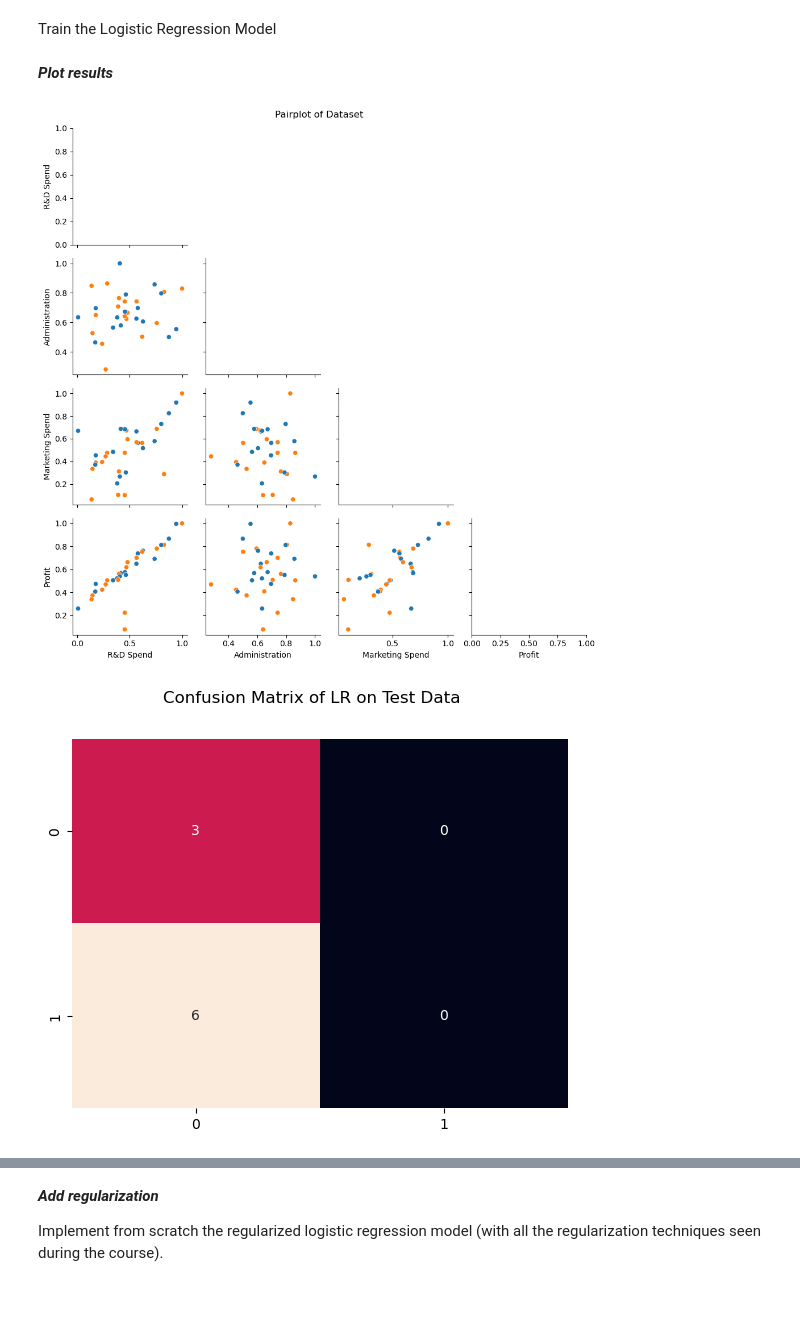
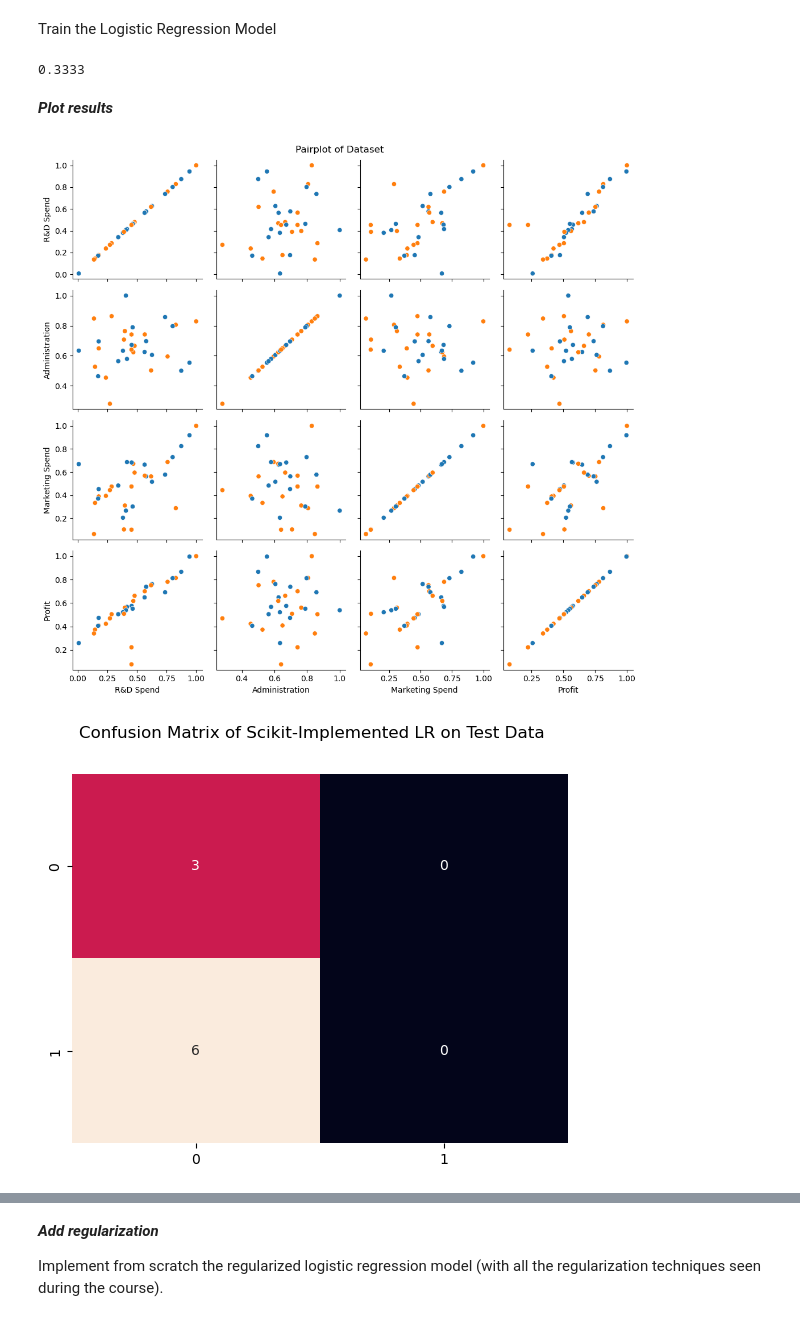
Before and after one commit to OdinMeng/MachineLearningBChallenges, a Jupyter notebook: challenges/challenge0/challenge_zero.ipynb, the cells around one changed output, grey strips where cells are left out. Saved outputs shown, nothing was run; the diff lists cells and outputs as text; code cells hidden in the pictures.

```diff
--- a/challenges/challenge0/challenge_zero.ipynb
+++ b/challenges/challenge0/challenge_zero.ipynb
@@ -249,32 +249,35 @@ predictions = LR.predict(X_test)
 # Calculating and rounding the accuracy score of the Logistic Regression model on the test set.
 # The score is calculated by comparing the predicted values to the actual values (y_test).
 accuracy = round(LR.score(X_test, y_test), 4)
+print(accuracy)
+# %% [output]
+0.3333
 # %% [markdown]
 ***Plot results***
 # %%
 import seaborn as sns
 
 # Plot pairplot of the dataset to see if there are correlations between the variables
-g = sns.PairGrid(pd.concat([X,y]), hue="State", corner=True)
-g.map_lower(sns.scatterplot)
+g = sns.pairplot(pd.concat([X,y]), hue="State", kind="scatter", diag_kind=None)
 plt.suptitle("Pairplot of Dataset")
+g._legend.remove()
 plt.tight_layout()
 plt.show()
 # %% [output]
-[figure, old version]
+[figure, new version]
 # %%
 X = X.values
 y = y.values
 # %%
 # Plot Confusion Matrix
 from sklearn.metrics import confusion_matrix
-M = confusion_matrix(y_test, predictions)
+M_test = confusion_matrix(y_test, predictions)
 
-sns.heatmap(M, annot=True, cbar=False)
-plt.suptitle("Confusion Matrix of LR on Test Data")
+sns.heatmap(M_test, annot=True, cbar=False)
+plt.suptitle("Confusion Matrix of Scikit-Implemented LR on Test Data")
 plt.show()
 # %% [output]
-[figure, old version]
+[figure, new version]
 # %%
 # Plot Confusion Matrix
 
```
Also changed, not shown: parts of 11 cells of this notebook, 9 other files.
